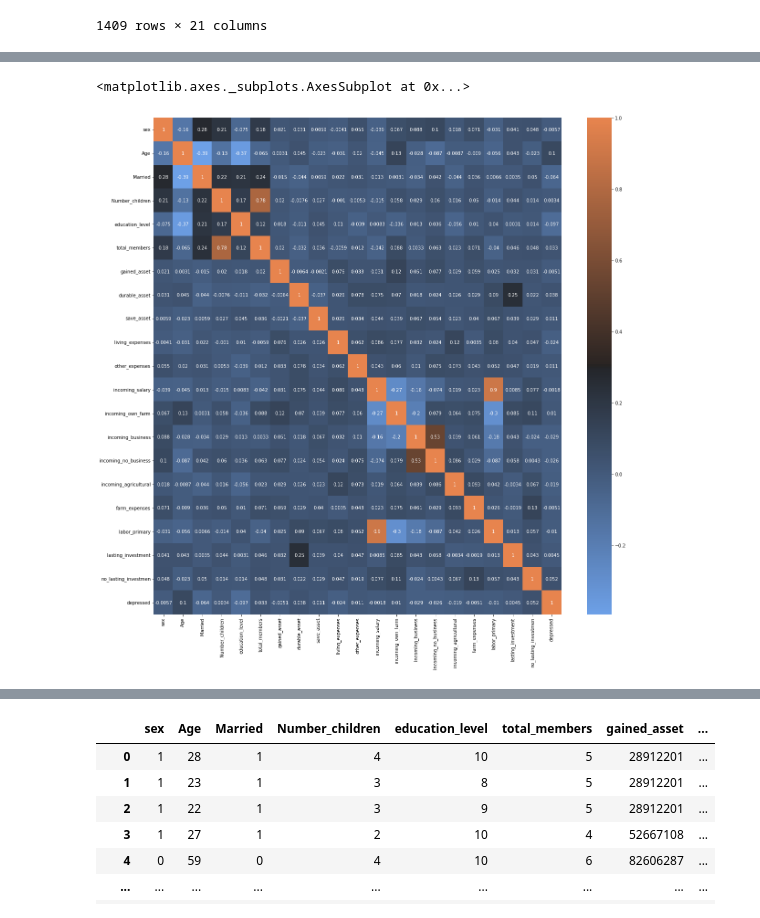
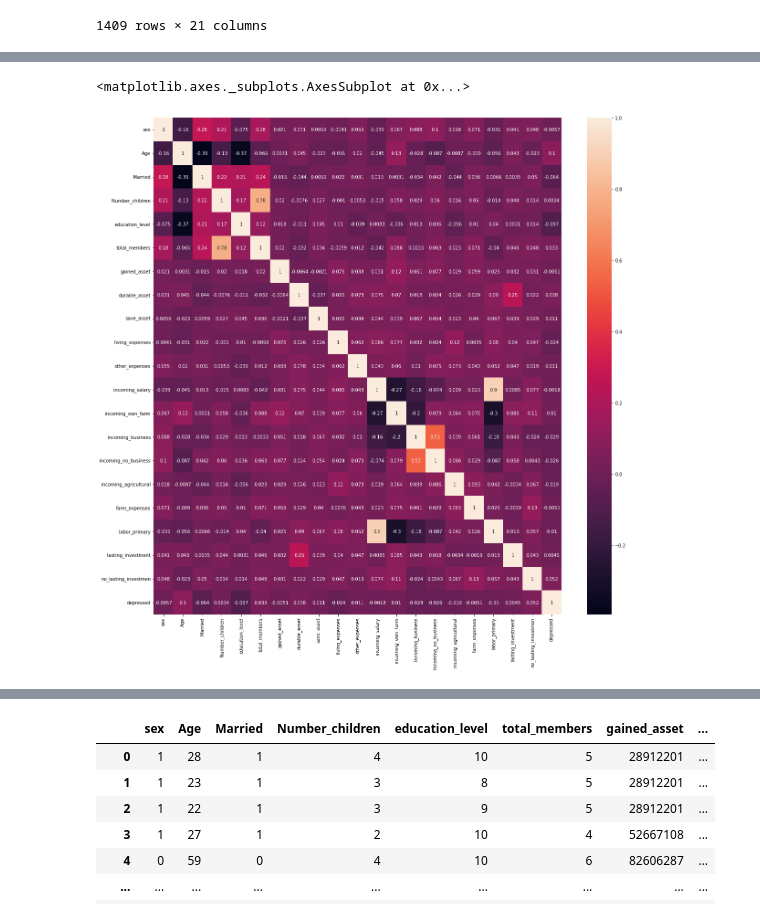
Before and after one commit to Maoelan/Depression-Classification, a Jupyter notebook: Sertifikasi_AI_Game_Maulana_Muhammad_Depression_Classification_Machine_Learning.ipynb, the cells around one changed output, grey strips where cells are left out. Cells and saved outputs as stored; diff of their text form; code cells hidden in the pictures.

```diff
--- a/Sertifikasi_AI_Game_Maulana_Muhammad_Depression_Classification_Machine_Learning.ipynb
+++ b/Sertifikasi_AI_Game_Maulana_Muhammad_Depression_Classification_Machine_Learning.ipynb
@@ -133,9 +138,9 @@ memory usage: 242.2 KB
 # %%
 #Correlation Check
 corr = depression.corr()
 plt.subplots(figsize=(20,20))
 
-sns.heatmap(corr, xticklabels=corr.columns,yticklabels=corr.columns,annot=True, cmap=sns.diverging_palette(250, 30, l=65, center="dark", as_cmap=True))
+sns.heatmap(corr, xticklabels=corr.columns,yticklabels=corr.columns,annot=True)
 # %% [output]
 <matplotlib.axes._subplots.AxesSubplot at 0x...>
-[figure, old version]
+[figure, new version]
```
Also changed, not shown: parts of 28 cells of this notebook.
